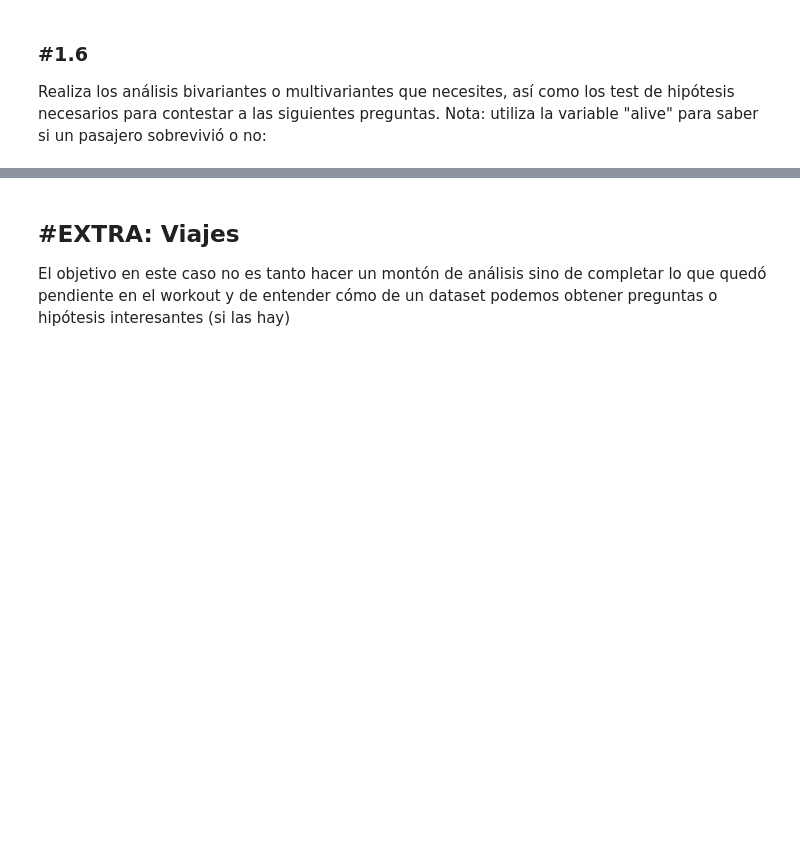
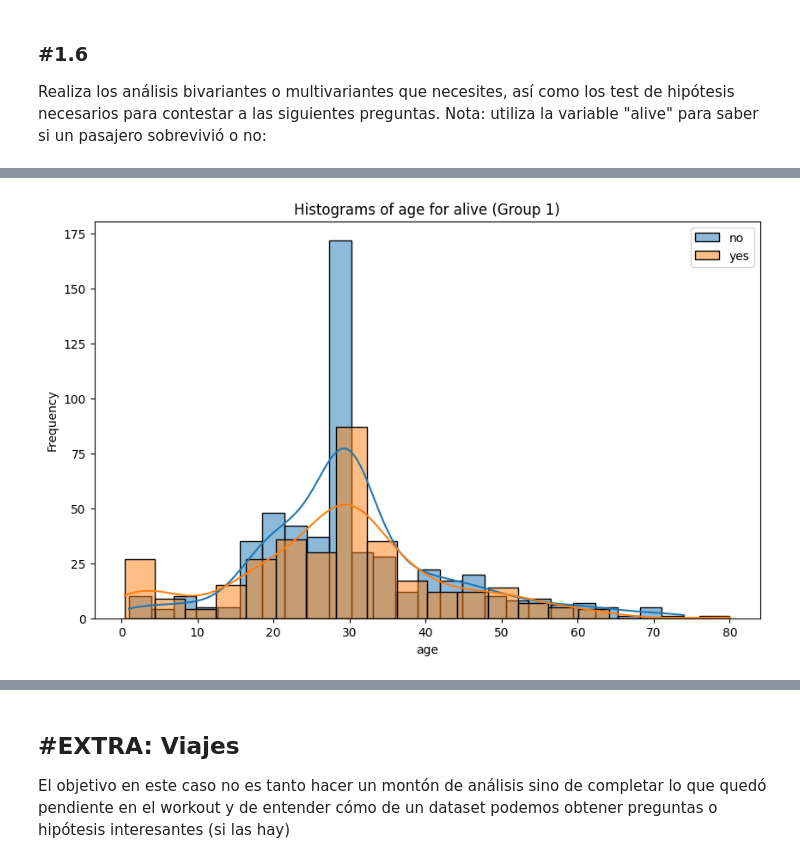
Before and after one commit to MHHsim/DS-Online-Marta-Harana, a Jupyter notebook: 03_Data_Analysis/Sprint_07/Unidad_02_Estadistica_Descriptiva_Multivariante/03_Practica_Obligatoria/18_Practica_Obligatoria_Multivariante.ipynb, the cells around one changed output, grey strips where cells are left out. Cells and saved outputs as stored; diff of their text form; code cells hidden in the pictures; blank space fills up the shorter version.

```diff
--- a/03_Data_Analysis/Sprint_07/Unidad_02_Estadistica_Descriptiva_Multivariante/03_Practica_Obligatoria/18_Practica_Obligatoria_Multivariante.ipynb
+++ b/03_Data_Analysis/Sprint_07/Unidad_02_Estadistica_Descriptiva_Multivariante/03_Practica_Obligatoria/18_Practica_Obligatoria_Multivariante.ipynb
@@ -134,0 +225,4 @@ Realiza los análisis bivariantes o multivariantes que necesites, así como los
+# %%
+plot_grouped_histograms(df, cat_col="alive",num_col="age", group_size= 2)
+# %% [output]
+[figure, added]
```
Also changed, not shown: parts of 50 cells of this notebook, 3 other files.
